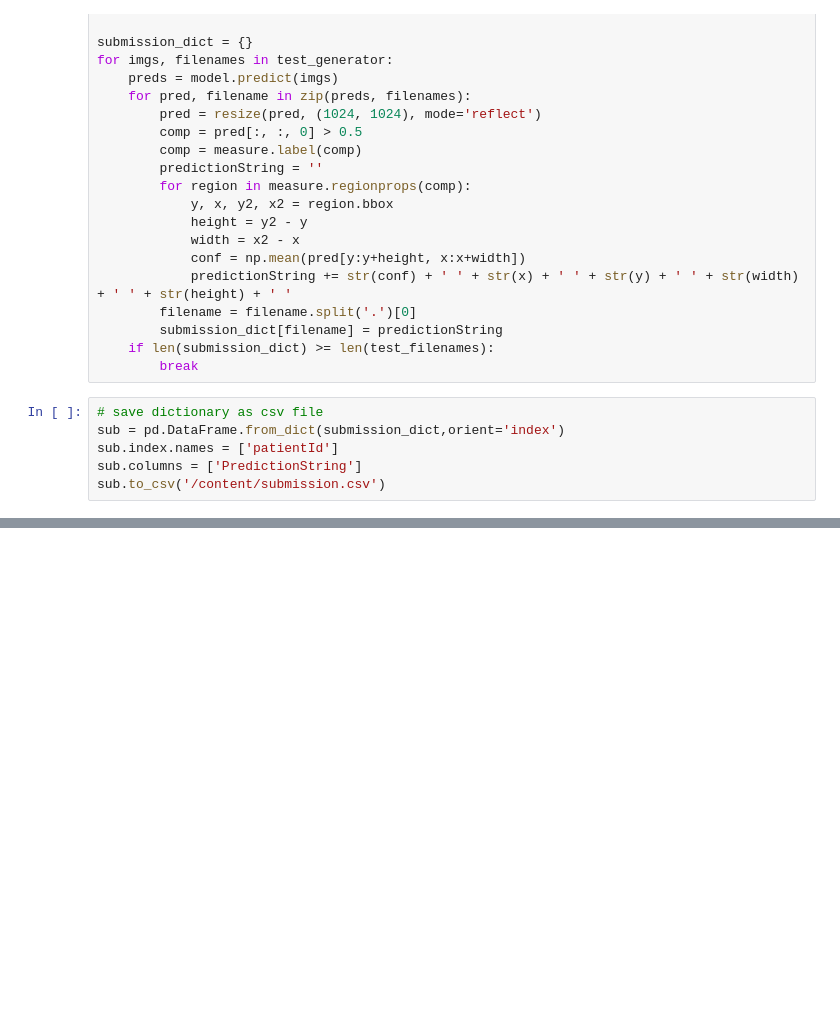
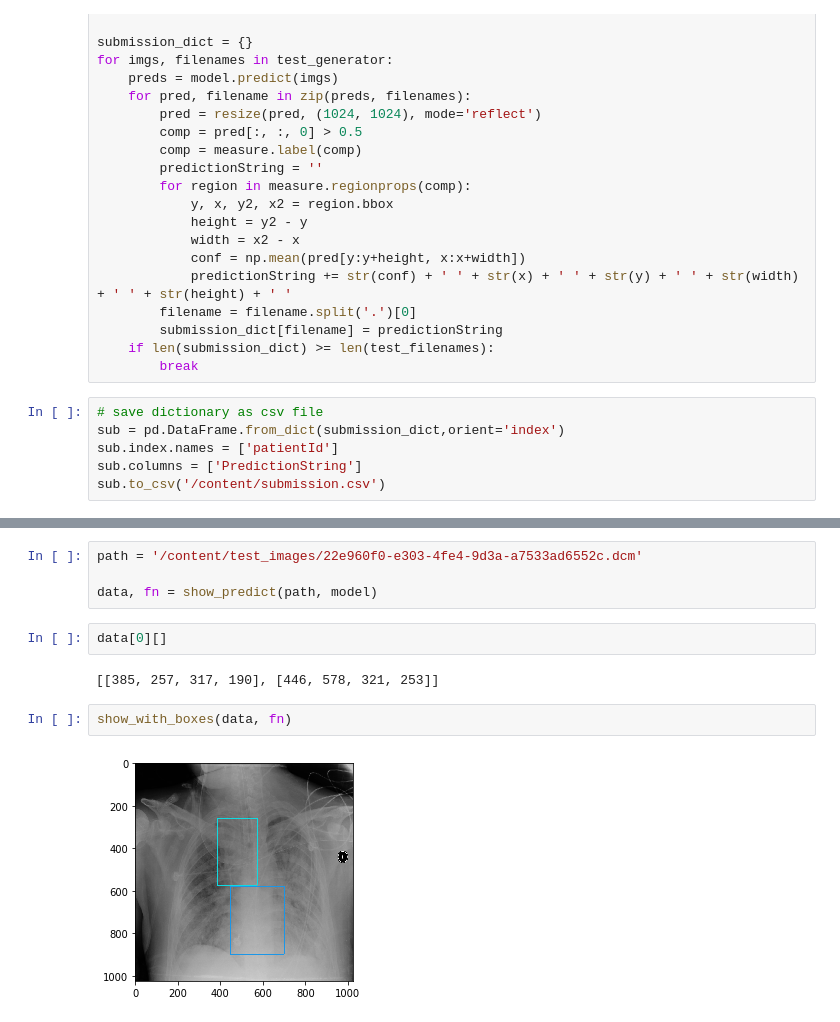
Before and after one commit to Viktoryia-Davydovich/RSNAPneumoniaChallenge, a Jupyter notebook: model/RSNAPneumoniaChallenge.ipynb, the cells around one changed output, grey strips where cells are left out. Cells and saved outputs as stored; diff of their text form; blank space fills up the shorter version.

Commit message:
model is okay

```diff
--- a/model/PneumChallenge.ipynb
+++ b/model/RSNAPneumoniaChallenge.ipynb
@@ -305,0 +381,12 @@ sub.to_csv('/content/submission.csv')
+# %%
+path = '/content/test_images/22e960f0-e303-4fe4-9d3a-a7533ad6552c.dcm'
+
+data, fn = show_predict(path, model)
+# %%
+data[0][]
+# %% [output]
+[[385, 257, 317, 190], [446, 578, 321, 253]]
+# %%
+show_with_boxes(data, fn)
+# %% [output]
+[figure, added]
```
Also changed, not shown: parts of 6 cells of this notebook, 3 other files.
